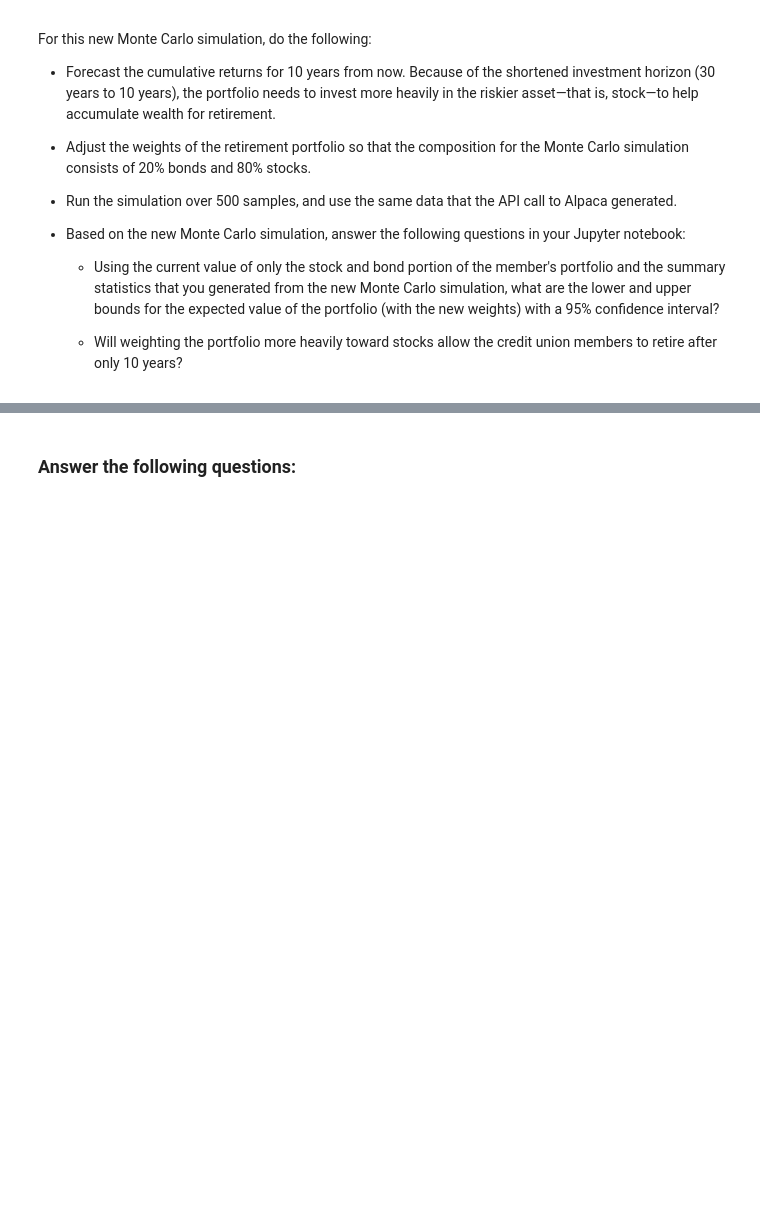
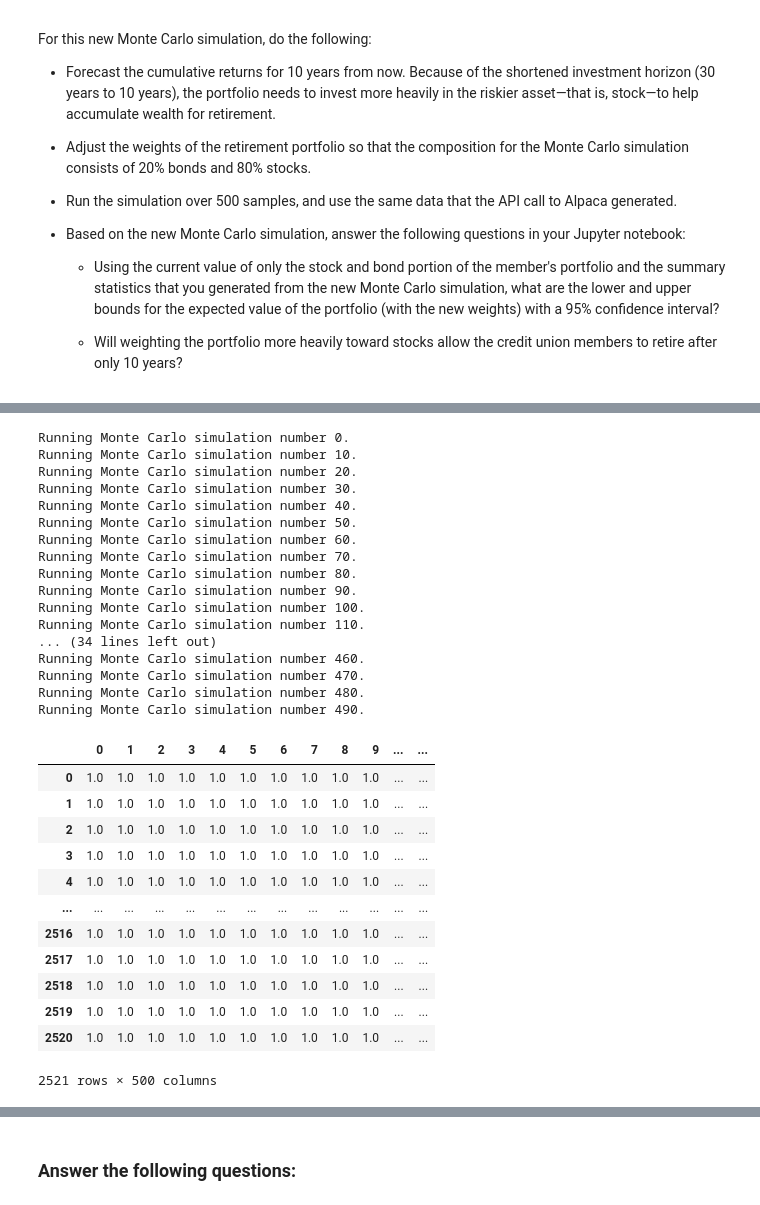
Before and after one commit to Leroy44/Monte-carlo-portfolio-forecasting-app, a Jupyter notebook: financial_planning_tools.ipynb, the cells around one changed output, grey strips where cells are left out. Saved outputs shown, nothing was run; the diff lists cells and outputs as text; code cells hidden in the pictures; blank space fills up the shorter version.

```diff
--- a/financial_planning_tools.ipynb
+++ b/financial_planning_tools.ipynb
@@ -518,6 +593,37 @@ For this new Monte Carlo simulation, do the following:
 # %%
 # Run the Monte Carlo simulation to forecast 10 years cumulative returns
-# YOUR CODE HERE
+mc_tenyear.calc_cumulative_return()
+# %% [output]
+Running Monte Carlo simulation number 0.
+Running Monte Carlo simulation number 10.
+Running Monte Carlo simulation number 20.
+Running Monte Carlo simulation number 30.
+Running Monte Carlo simulation number 40.
+Running Monte Carlo simulation number 50.
+Running Monte Carlo simulation number 60.
+Running Monte Carlo simulation number 70.
+Running Monte Carlo simulation number 80.
+Running Monte Carlo simulation number 90.
+Running Monte Carlo simulation number 100.
+Running Monte Carlo simulation number 110.
+... (34 lines left out)
+Running Monte Carlo simulation number 460.
+Running Monte Carlo simulation number 470.
+Running Monte Carlo simulation number 480.
+Running Monte Carlo simulation number 490.
+|  | 0 | 1 | 2 | 3 | 4 | 5 | 6 | 7 | 8 | 9 | ... | ... |
+| 0 | 1.0 | 1.0 | 1.0 | 1.0 | 1.0 | 1.0 | 1.0 | 1.0 | 1.0 | 1.0 | ... | ... |
+| 1 | 1.0 | 1.0 | 1.0 | 1.0 | 1.0 | 1.0 | 1.0 | 1.0 | 1.0 | 1.0 | ... | ... |
+| 2 | 1.0 | 1.0 | 1.0 | 1.0 | 1.0 | 1.0 | 1.0 | 1.0 | 1.0 | 1.0 | ... | ... |
+| 3 | 1.0 | 1.0 | 1.0 | 1.0 | 1.0 | 1.0 | 1.0 | 1.0 | 1.0 | 1.0 | ... | ... |
+| 4 | 1.0 | 1.0 | 1.0 | 1.0 | 1.0 | 1.0 | 1.0 | 1.0 | 1.0 | 1.0 | ... | ... |
+| ... | ... | ... | ... | ... | ... | ... | ... | ... | ... | ... | ... | ... |
+| 2516 | 1.0 | 1.0 | 1.0 | 1.0 | 1.0 | 1.0 | 1.0 | 1.0 | 1.0 | 1.0 | ... | ... |
+| 2517 | 1.0 | 1.0 | 1.0 | 1.0 | 1.0 | 1.0 | 1.0 | 1.0 | 1.0 | 1.0 | ... | ... |
+| 2518 | 1.0 | 1.0 | 1.0 | 1.0 | 1.0 | 1.0 | 1.0 | 1.0 | 1.0 | 1.0 | ... | ... |
+| 2519 | 1.0 | 1.0 | 1.0 | 1.0 | 1.0 | 1.0 | 1.0 | 1.0 | 1.0 | 1.0 | ... | ... |
+| 2520 | 1.0 | 1.0 | 1.0 | 1.0 | 1.0 | 1.0 | 1.0 | 1.0 | 1.0 | 1.0 | ... | ... |
+2521 rows × 500 columns
 # %%
 # Visualize the 10-year Monte Carlo simulation by creating an
 # overlay line plot
```
Also changed, not shown: parts of 14 cells of this notebook.
